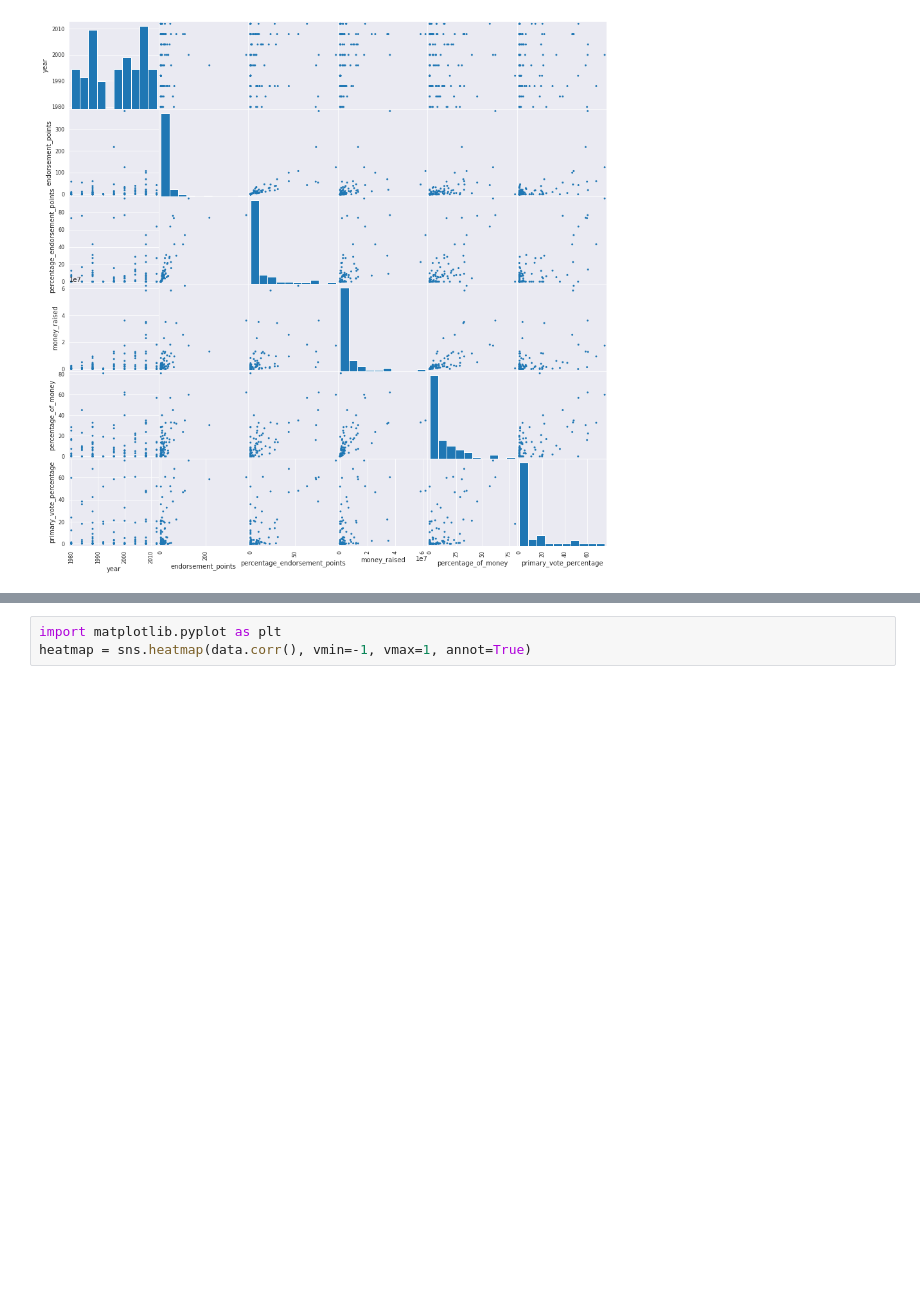
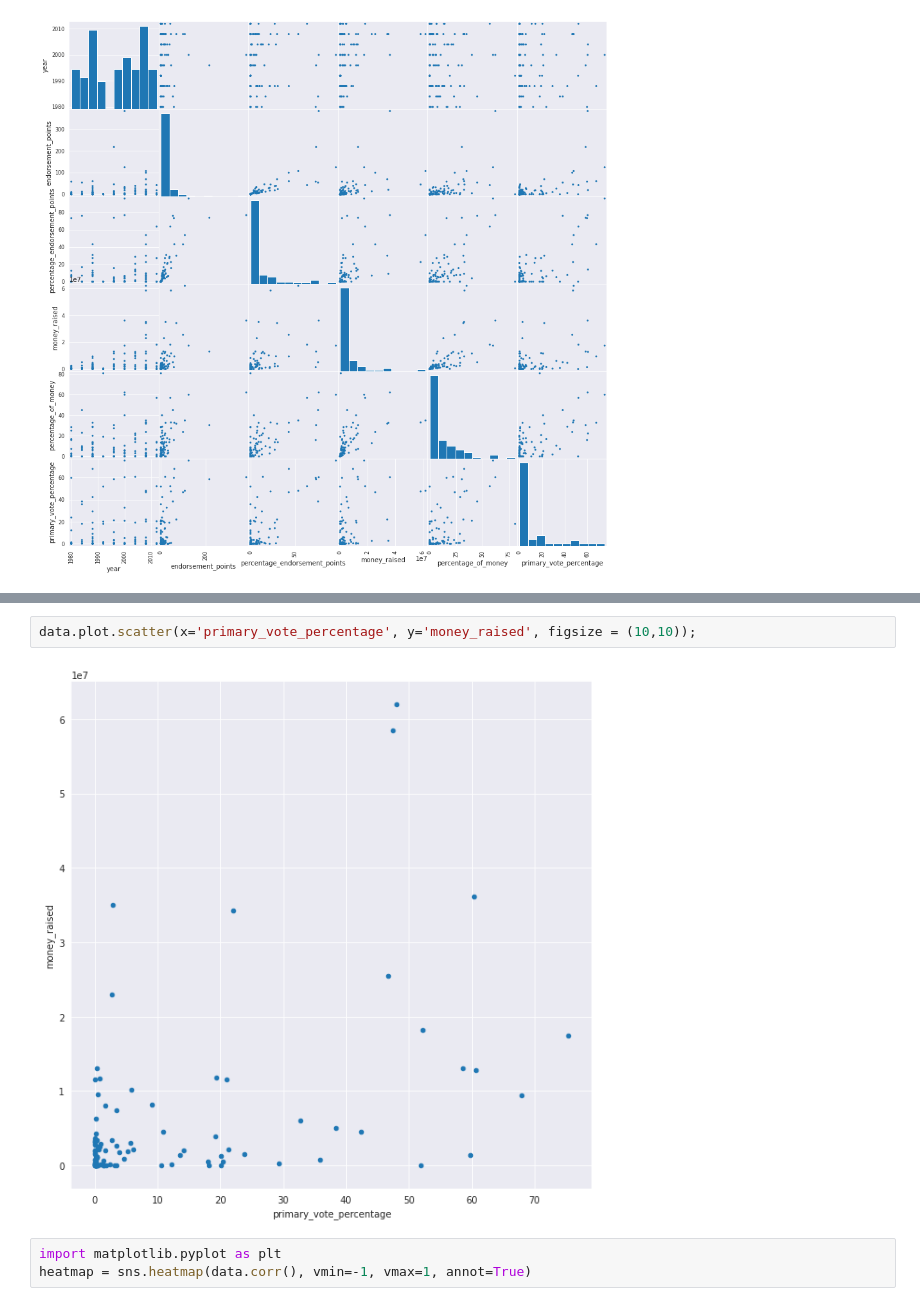
Before and after one commit to 1gnacio/orgadatos-kaggle-tp1, a Jupyter notebook: notebook707f668b56.ipynb, the cells around one changed output, grey strips where cells are left out. Cells and saved outputs as stored; diff of their text form; blank space fills up the shorter version.

```diff
--- a/notebook707f668b56.ipynb
+++ b/notebook707f668b56.ipynb
@@ -290,3 +349,7 @@ data.corr(method ='pearson')
+# %%
+data.plot.scatter(x='primary_vote_percentage', y='money_raised', figsize = (10,10));
+# %% [output]
+[figure, added]
 # %%
 import matplotlib.pyplot as plt
 heatmap = sns.heatmap(data.corr(), vmin=-1, vmax=1, annot=True)
```
Also changed, not shown: parts of 9 cells of this notebook.
